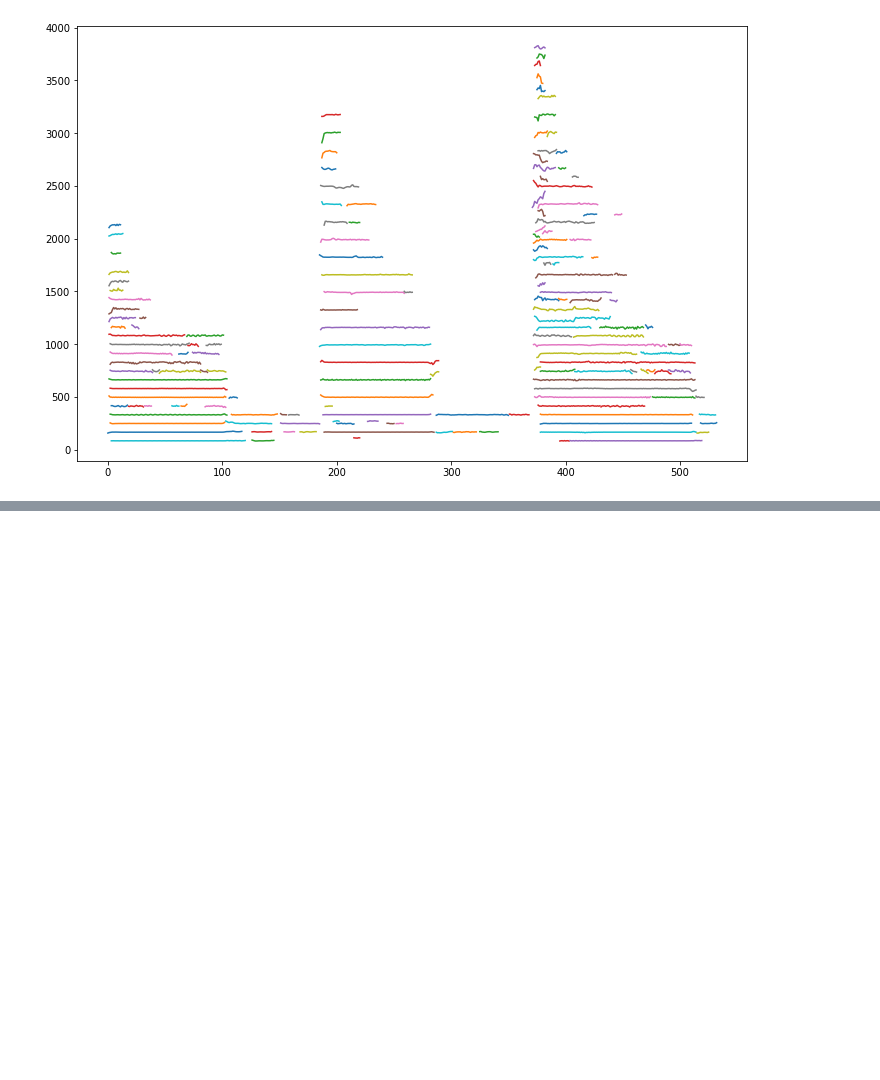
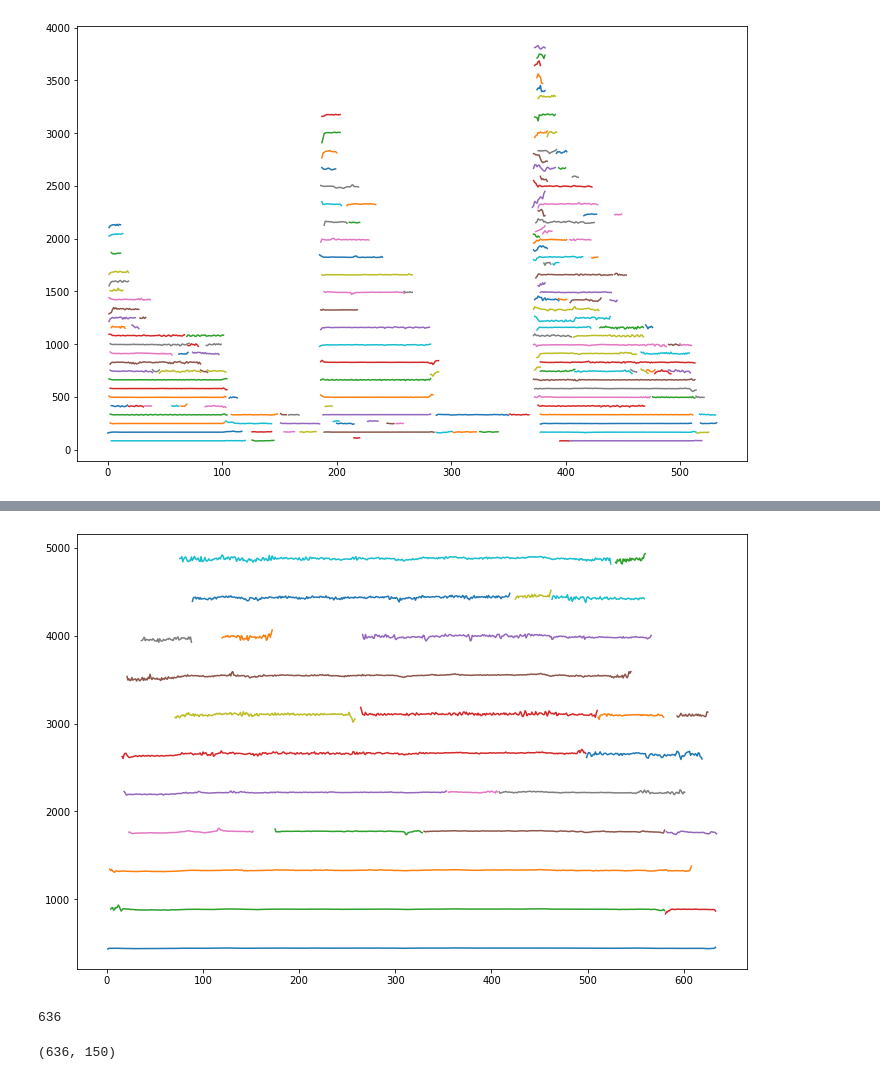
Before and after one commit to jhartquist/rtma, a Jupyter notebook: nbs/05_objects.ipynb, the cells around one changed output, grey strips where cells are left out. Cells and saved outputs as stored; diff of their text form; code cells hidden in the pictures; blank space fills up the shorter version.

```diff
--- a/nbs/05_objects.ipynb
+++ b/nbs/05_objects.ipynb
@@ -429,0 +455,2 @@ for t in tracks[:n_tracks]:
+# %%
+path = "../../sms-tools/sounds/flute-A4.wav"
@@ -429,0 +459,5 @@ for t in tracks[:n_tracks]:
+# %%
+n_fft = 1024
+n_hop = 150
+n_window = 601
+window_name = 'blackman'
@@ -429,0 +487,28 @@ for t in tracks[:n_tracks]:
+# %%
+signal = Signal(path)
+sma = SineModelAnalysis(signal,
+                        fft_size=n_fft,
+                        window_name=window_name,
+                        frame_size=n_window,
+                        hop_size=n_hop,
+                        peak_threshold=peak_thresh,
+                        freq_dev_offset=freq_dev_offset,
+                        freq_dev_slope=freq_dev_slope)
+# %%
+sma_frames = list(sma.sine_model_frames)
+tracks = sma_frames[-1].tracks
+tracks = [t for t in tracks if (len(t) > 29) and (t.frequency < 5000.0)]
+n_tracks = len(tracks)
+plt.figure(figsize=(12, 8))
+for t in tracks[:n_tracks]:
+    plt.plot(np.arange(t.start_index, t.end_index), [p.frequency for p in t.peaks])
+# %% [output]
+[figure, added]
+# %%
+len(sma_frames)
+# %% [output]
+636
+# %%
+freqs.shape
+# %% [output]
+(636, 150)
```
Also changed, not shown: parts of 12 cells of this notebook, 2 other files.
